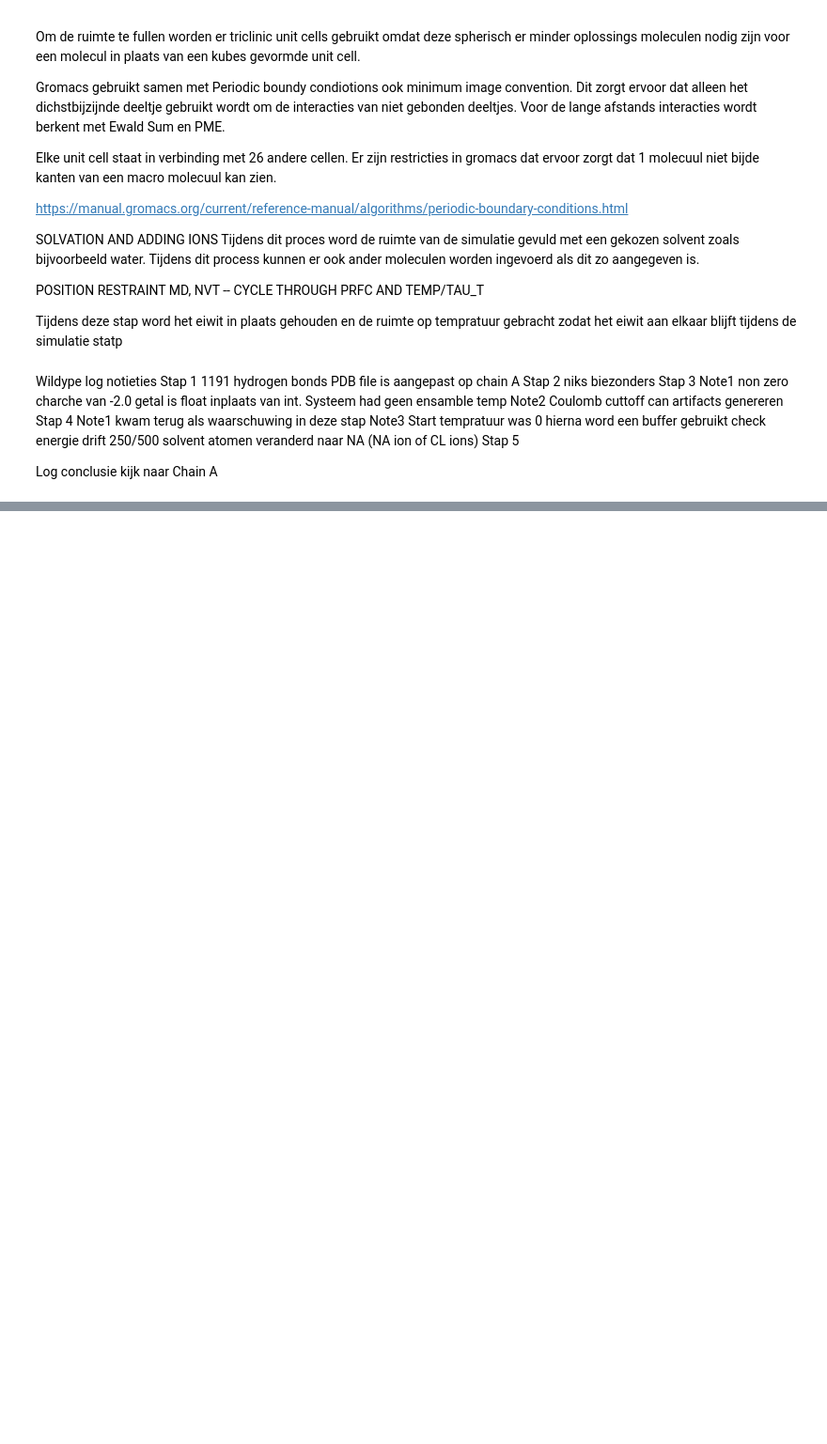
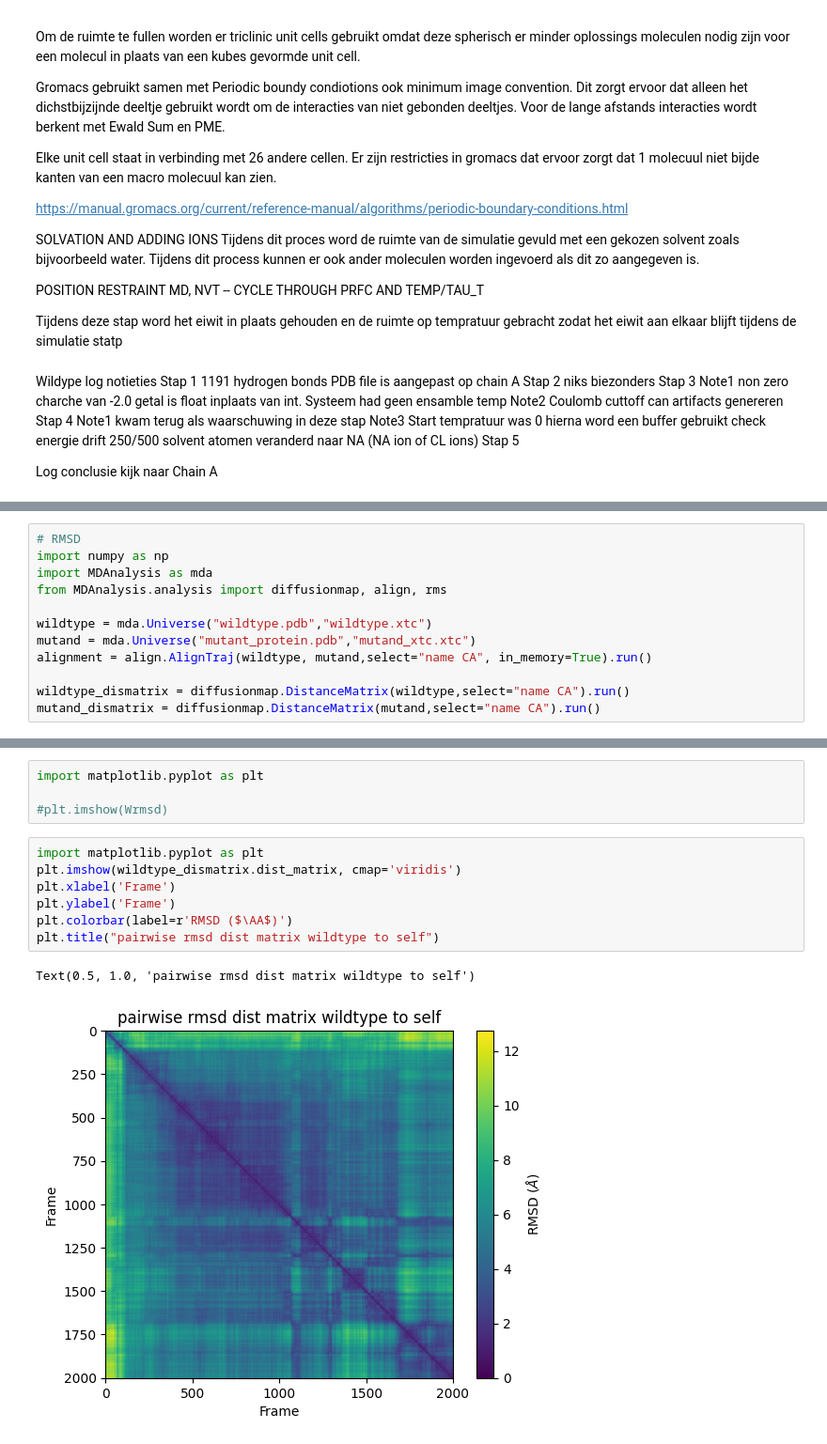
Before and after one commit to YamilaTimmer/molecular-dynamics, a Jupyter notebook: md_logboek_ivar.ipynb, the cells around one changed output, grey strips where cells are left out. Shown at 94% size. Cells and saved outputs as stored; diff of their text form; blank space fills up the shorter version.

```diff
--- a/md_logboek_ivar.ipynb
+++ b/md_logboek_ivar.ipynb
@@ -93,0 +97,12 @@ ValueError: All ufuncs must have type `numpy.ufunc`. Received (<ufunc 'sph_legen
+# %%
+# RMSD
+import numpy as np
+import MDAnalysis as mda
+from MDAnalysis.analysis import diffusionmap, align, rms
+
+wildtype = mda.Universe("wildtype.pdb","wildtype.xtc")
+mutand = mda.Universe("mutant_protein.pdb","mutand_xtc.xtc")
+alignment = align.AlignTraj(wildtype, mutand,select="name CA", in_memory=True).run()
+
+wildtype_dismatrix = diffusionmap.DistanceMatrix(wildtype,select="name CA").run()
+mutand_dismatrix = diffusionmap.DistanceMatrix(mutand,select="name CA").run()
@@ -93,0 +147,14 @@ ValueError: All ufuncs must have type `numpy.ufunc`. Received (<ufunc 'sph_legen
+# %%
+import matplotlib.pyplot as plt
+
+#plt.imshow(Wrmsd)
+# %%
+import matplotlib.pyplot as plt
+plt.imshow(wildtype_dismatrix.dist_matrix, cmap='viridis')
+plt.xlabel('Frame')
+plt.ylabel('Frame')
+plt.colorbar(label=r'RMSD ($\AA$)')
+plt.title("pairwise rmsd dist matrix wildtype to self")
+# %% [output]
+Text(0.5, 1.0, 'pairwise rmsd dist matrix wildtype to self')
+[figure, added]
```
Also changed, not shown: parts of 27 cells of this notebook.
